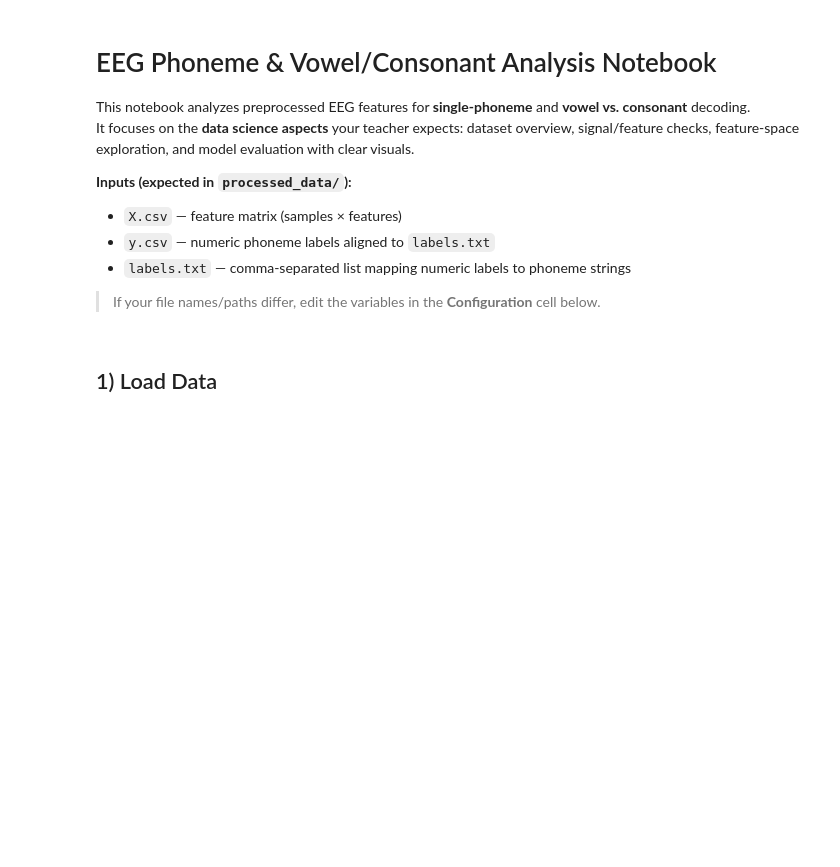
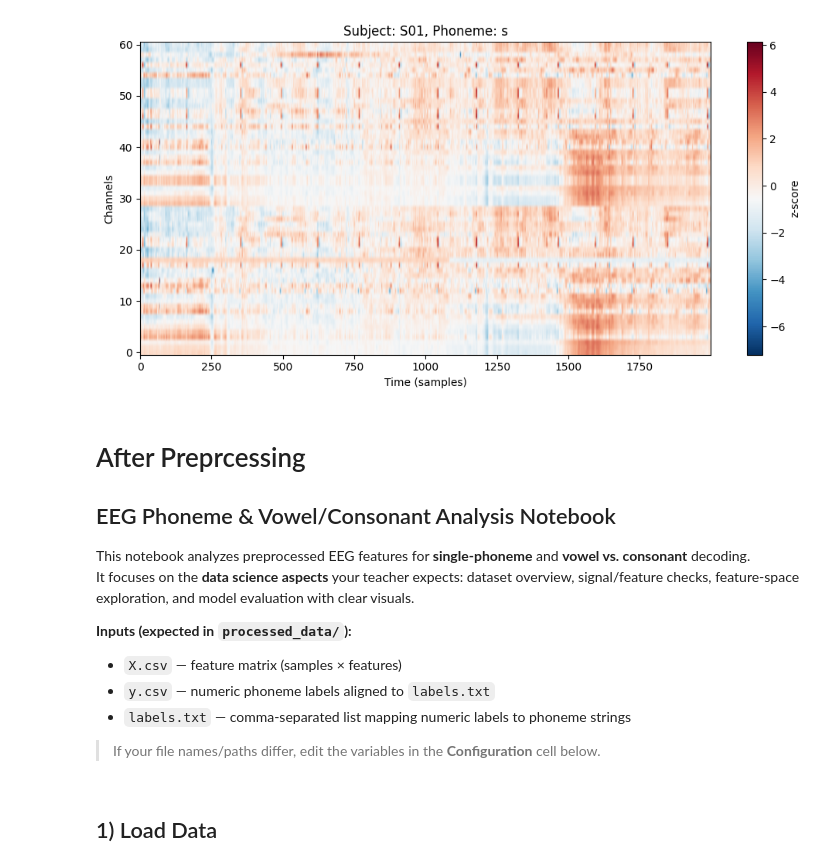
Before and after one commit to Yaelts2/EEG-project, a Jupyter notebook: Notebook/analysis.ipynb, the cells around one changed output. Drawn from its saved outputs; the diff is of its cells as text; code cells hidden in the pictures; blank space fills up the shorter version.

```diff
--- a/Notebook/analysis.ipynb
+++ b/Notebook/analysis.ipynb
@@ -1,6 +151,19 @@
+# %%
+# Plot heatmap like your original cell
+plt.figure(figsize=(10, 5))
+plt.imshow(eeg, aspect="auto", cmap="RdBu_r", origin="lower")
+plt.colorbar(label="z-score")
+plt.title(f"Subject: S01, Phoneme: {first_event['phoneme1']}")
+plt.xlabel("Time (samples)")
+plt.ylabel("Channels")
+plt.tight_layout()
+plt.show()
+# %% [output]
+[figure, added]
 # %% [markdown]
 
-# EEG Phoneme & Vowel/Consonant Analysis Notebook
+#   After Preprcessing
+## EEG Phoneme & Vowel/Consonant Analysis Notebook
 
 This notebook analyzes preprocessed EEG features for **single-phoneme** and **vowel vs. consonant** decoding.
 It focuses on the **data science aspects** your teacher expects: dataset overview, signal/feature checks, feature-space exploration, and model evaluation with clear visuals.
```
Also changed, not shown: parts of 6 cells of this notebook.
